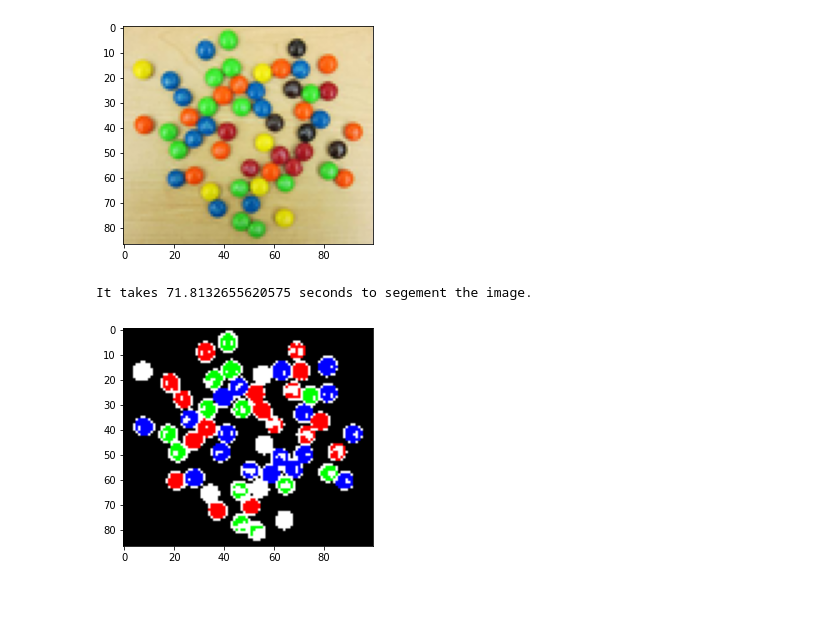
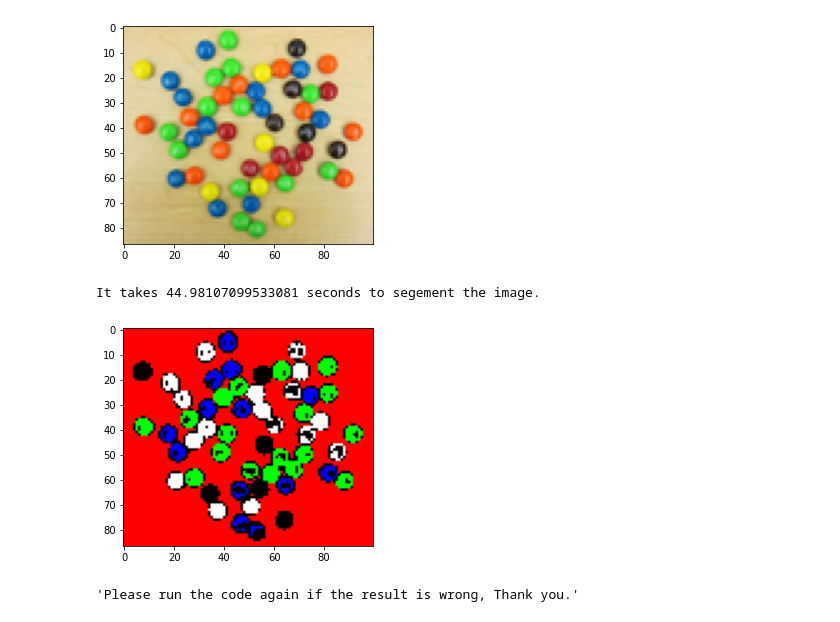
Before and after one commit to TMPH0203/A3_programming.ipynb, a Jupyter notebook: A3_programming.ipynb, the cells around one changed output. Cells and saved outputs as stored; diff of their text form; code cells hidden in the pictures.

Commit message:
The algorithm of parameter initialization is optimized

```diff
--- a/A3_programming.ipynb
+++ b/A3_programming.ipynb
@@ -102,9 +102,31 @@ You need to intelligently select $\mu_k$ just like you did with k-means. Poorly
 
 ---
 # %%
-def initialise_parameter(m, X):
-    np.random.seed(2)
-    C = X[np.random.choice(X.shape[0], m)]
+def initialise_parameter(K, X):
+    state = True
+    while state:
+        C = X[np.random.choice(X.shape[0], K)]
+        centre = np.mean(X)
+        N, m = np.shape(X)
+        n = 0
+        distance = np.zeros(N)
+        while n < N:
+            distance[n] = np.linalg.norm(centre - X[n,:])
+            n += 1
+        distance_m = np.mean(distance)
+        a = 0
+        state_1 = True
+        while a < K-1:
+            b = a + 1
+            while b < K:
+                if abs(C[a,0]-C[b,0]) > distance_m/2 and abs(C[a,1]-C[b,1]) > distance_m/2 and abs(C[a,2]-C[b,2]) > distance_m/2:
+                    state_1 = False
+                    break
+                else:
+                    b += 1
+            a += 1
+        if state_1:
+            state = False
     return C
 
 
@@ -157,7 +179,10 @@ def M_step_k(C, X, L):
     D = np.copy(C)
     index_0 = 0
     while index_0 < a:
-        D[index_0] = summation[index_0] / amount[index_0]
+        if amount[index_0] != 0:
+            D[index_0] = summation[index_0] / amount[index_0]
+        else:
+            D[index_0] = 0;
         index_0 += 1
     return D
 
@@ -383,10 +408,8 @@ def classify(pi, mu, sigma, x):
     n = 0
     while k < K:
         probability[k] = pi[k]*scipy.stats.multivariate_normal.pdf(x,mu[k],sigma[k])
-        if k > 0:
-            if probability[k] > probability[n]:
-                n = k
         k += 1
+    n = np.argmax(probability)
     return n
 
 
@@ -502,35 +525,38 @@ def image_segmentation(image, K, iterations):
     x = 0
     n = 0
     while x < X:
         y = 0
         while y < Y:
             image_new[x,y] = classify(pi,mu,sigma,image[x,y])
             n+= 1
             y += 1
         x += 1
     image_new = image_new.astype(dtype=int)
     return image_new
 
 
 
 # test code, leave it alone!
 import time
 
 start = time.time()
 gmm_labels = image_segmentation(image, 5, 10)
 end = time.time()
 print(f'It takes {end - start} seconds to segement the image.')
 colors = [[255, 0, 0], [0, 255, 0], [0, 0, 255], [255, 255, 255], [0, 0, 0]]
 segemented_image = np.zeros_like(image, dtype=np.int32)
 m, n, _ = segemented_image.shape
 for i in range(m):
     for j in range(n):
         segemented_image[i, j] = np.array(colors[gmm_labels[i, j]])
 plt.imshow(segemented_image)
 plt.show()
+
+"""Please run the code again if the result is wrong, Thank you."""
 # %% [output]
-It takes 71.8132655620575 seconds to segement the image.
+It takes 44.98107099533081 seconds to segement the image.
-[figure, old version]
+[figure, new version]
+'Please run the code again if the result is wrong, Thank you.'
 # %% [markdown]
 Your answer should look like this, maybe with different colors:
 ![image](./segmented_image.png)
```
Also changed, not shown: parts of 5 cells of this notebook.
